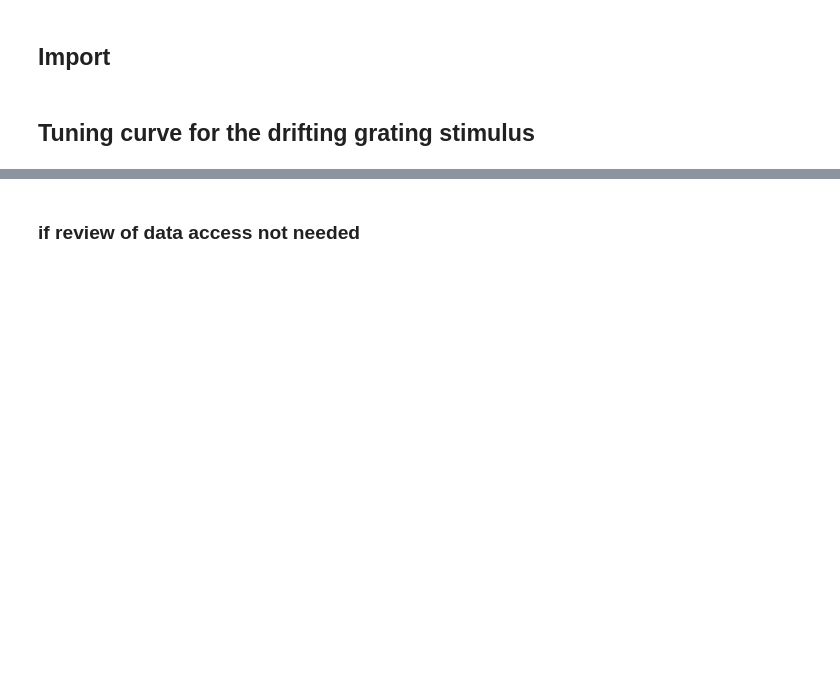
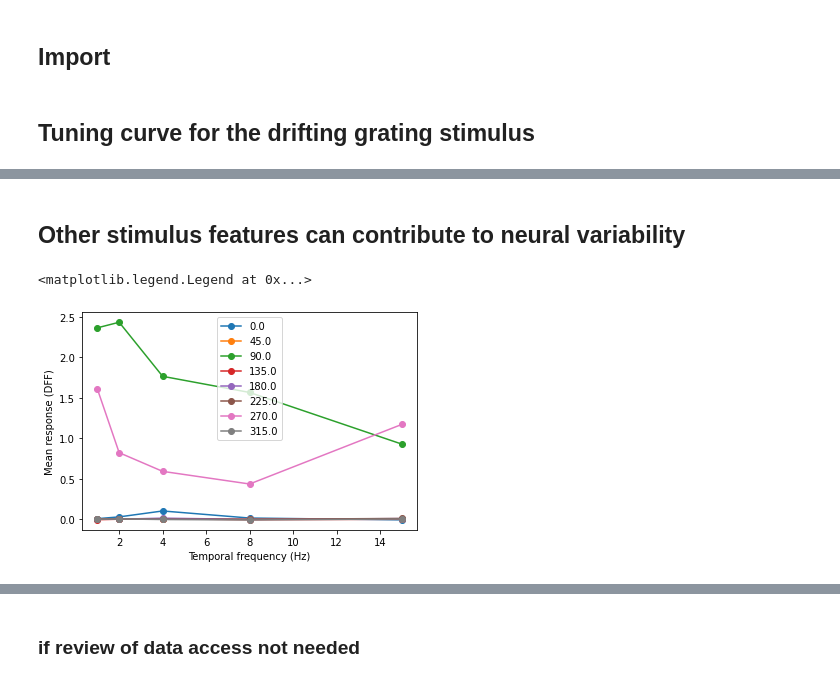
Before and after one commit to AllenSWDB/TReND_2024, a Jupyter notebook: code/Day 2 - neural variability.ipynb, the cells around one changed output, grey strips where cells are left out. Drawn from its saved outputs; the diff is of its cells as text; code cells hidden in the pictures; blank space fills up the shorter version.

```diff
--- a/code/Day 2 - neural variability.ipynb
+++ b/code/Day 2 - neural variability.ipynb
@@ -22,0 +180,27 @@ boc = BrainObservatoryCache(manifest_file=manifest_file)
+# %% [markdown]
+## Other stimulus features can contribute to neural variability
+# %%
+# temporal frequencies
+tfvals = np.sort(stim_table.temporal_frequency.unique())
+tfvals = tfvals[np.isfinite(tfvals)]
+
+tuning_array = np.empty((8,5))
+for i,tf in enumerate(tfvals):
+    for j,ori in enumerate(orivals):
+        trials = response[(response.orientation==ori)&(response.temporal_frequency==tf)]
+        tuning_array[j,i] = trials.trial_response.mean()
+# %%
+# for i in range(5):
+#     plt.plot(orivals, tuning_array[:,i], 'o-', label=tfvals[i])
+# plt.xlabel("Direction (deg)")
+# plt.ylabel("Mean response (DFF)")
+# plt.legend()
+
+for i in range(8):
+    plt.plot(tfvals, tuning_array[i,:], 'o-', label=orivals[i])
+plt.xlabel("Temporal frequency (Hz)")
+plt.ylabel("Mean response (DFF)")
+plt.legend()
+# %% [output]
+<matplotlib.legend.Legend at 0x...>
+[figure, added]
```
Also changed, not shown: parts of 71 cells of this notebook.
